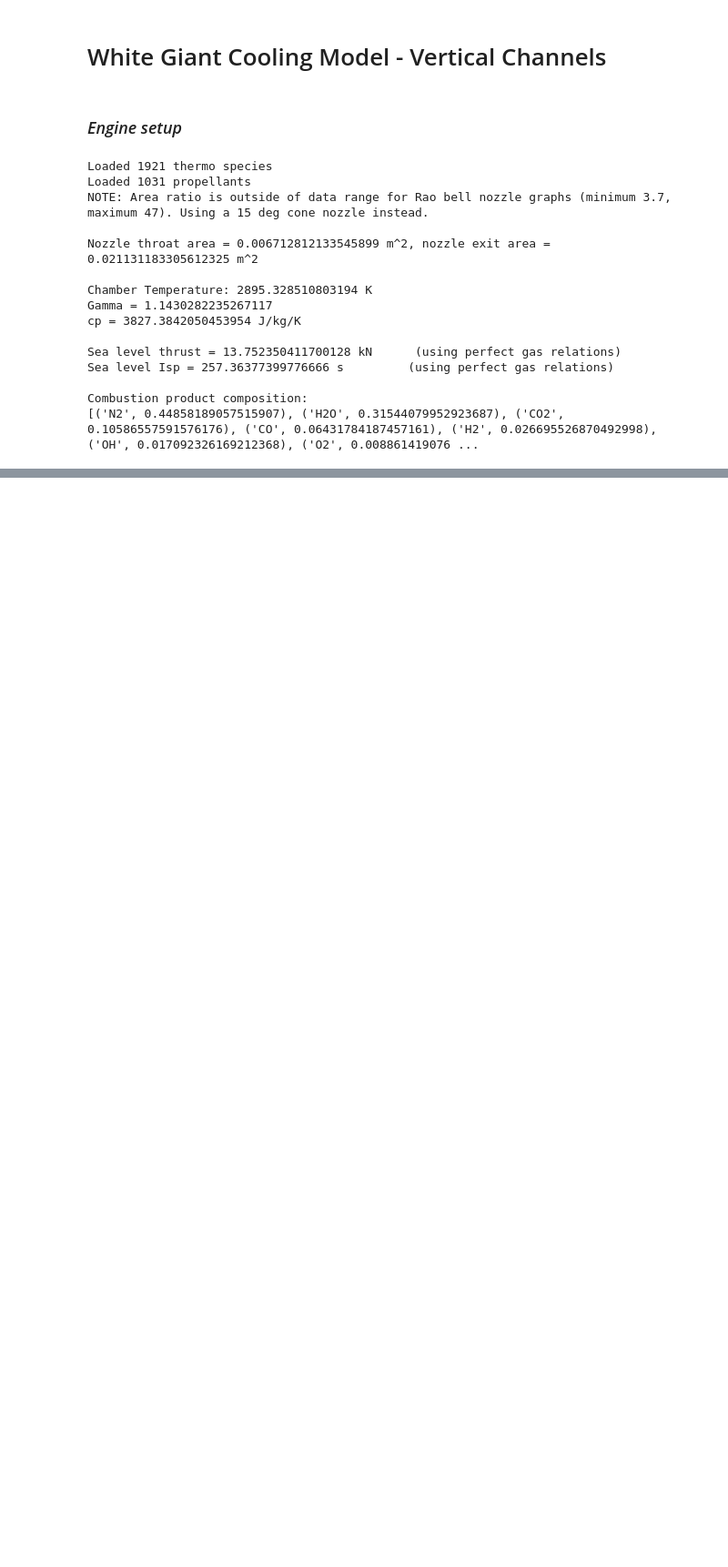
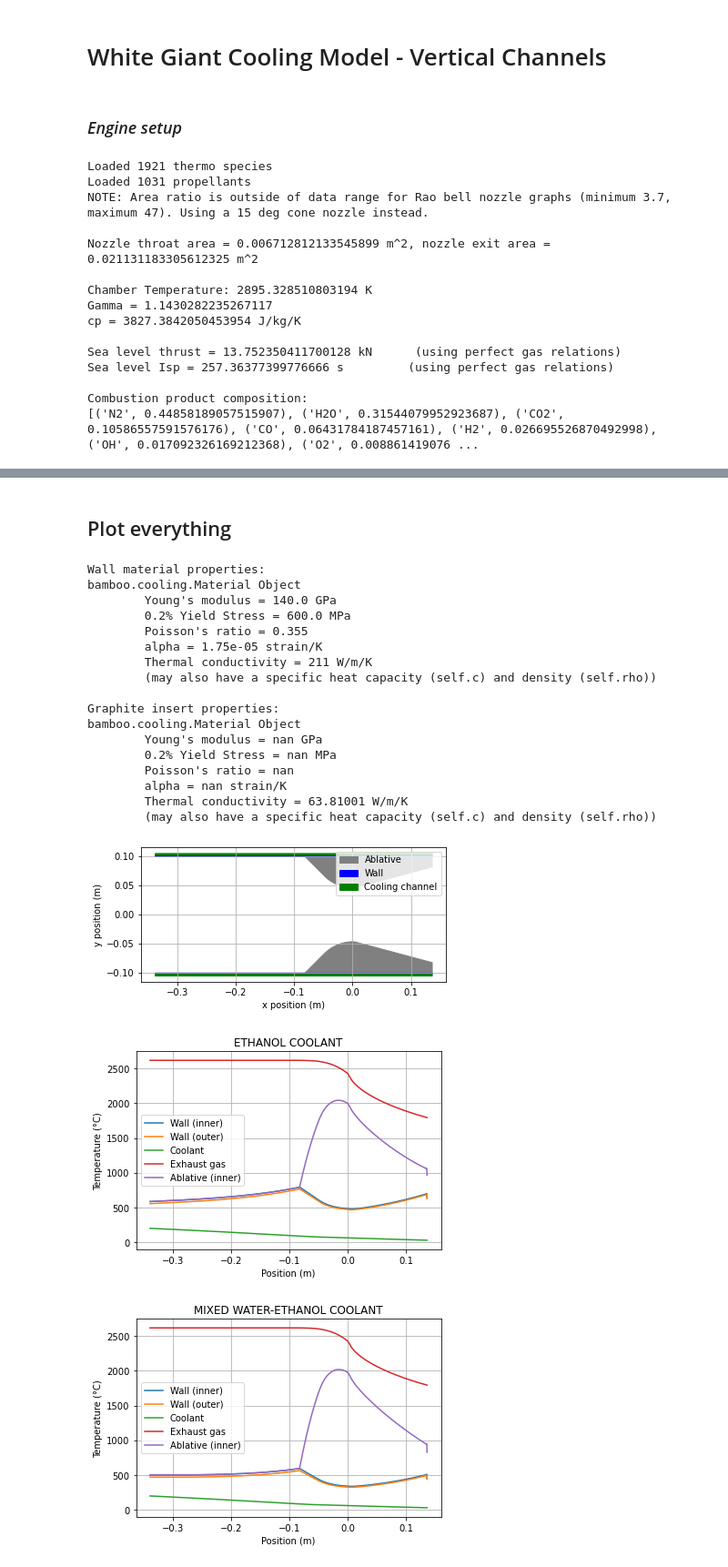
Before and after one commit to dug20/Bamboo-Investigations, a Jupyter notebook: White Giant - Vertical Channels.ipynb, the cells around one changed output, grey strips where cells are left out. Shown at 91% size. Saved outputs shown, nothing was run; the diff lists cells and outputs as text; code cells hidden in the pictures; blank space fills up the shorter version.

```diff
--- a/White Giant - Vertical Channels.ipynb
+++ b/White Giant - Vertical Channels.ipynb
@@ -210,0 +248,62 @@ Plot everything else:
+# %% [markdown]
+## Plot everything
+# %%
+#Print the wall and ablative material properties
+print("Wall material properties:")
+print(inner_wall_material)
+
+print("\nGraphite insert properties:")
+print(ablative_material)
+print("")
+
+#Plot the geometry
+engine.plot_geometry()
+plt.show()
+
+#Show plots
+bam.plot.plot_temperatures(ethanol_coolant_heating_data, show_gas = True, show_ablative = True)
+plt.title("ETHANOL COOLANT")
+plt.show()
+
+bam.plot.plot_temperatures(mixed_coolant_heating_data, show_gas = True, show_ablative = True)
+plt.title("MIXED WATER-ETHANOL COOLANT")
+plt.show()
+
+bam.plot.plot_temperatures(ethanol_coolant_heating_data, show_gas = False, show_ablative = False)
+plt.title("ETHANOL COOLANT")
+plt.show()
+
+bam.plot.plot_temperatures(mixed_coolant_heating_data, show_gas = False, show_ablative = False)
+plt.title("MIXED WATER-ETHANOL COOLANT")
+plt.show()
+
+bam.plot.plot_jacket_pressure(ethanol_coolant_heating_data)
+plt.title("ETHANOL COOLANT")
+plt.show()
+
+bam.plot.plot_jacket_pressure(mixed_coolant_heating_data)
+plt.title("MIXED WATER-ETHANOL COOLANT")
+plt.show()
+
+plt.show()
+# %% [output]
+Wall material properties:
+bamboo.cooling.Material Object
+        Young's modulus = 140.0 GPa
+        0.2% Yield Stress = 600.0 MPa
+        Poisson's ratio = 0.355
+        alpha = 1.75e-05 strain/K
+        Thermal conductivity = 211 W/m/K
+        (may also have a specific heat capacity (self.c) and density (self.rho))
+
+Graphite insert properties:
+bamboo.cooling.Material Object
+        Young's modulus = nan GPa
+        0.2% Yield Stress = nan MPa
+        Poisson's ratio = nan
+        alpha = nan strain/K
+        Thermal conductivity = 63.81001 W/m/K
+        (may also have a specific heat capacity (self.c) and density (self.rho))
+[figure, added]
+[figure, added]
+[figure, added]
```
Also changed, not shown: parts of 16 cells of this notebook.
